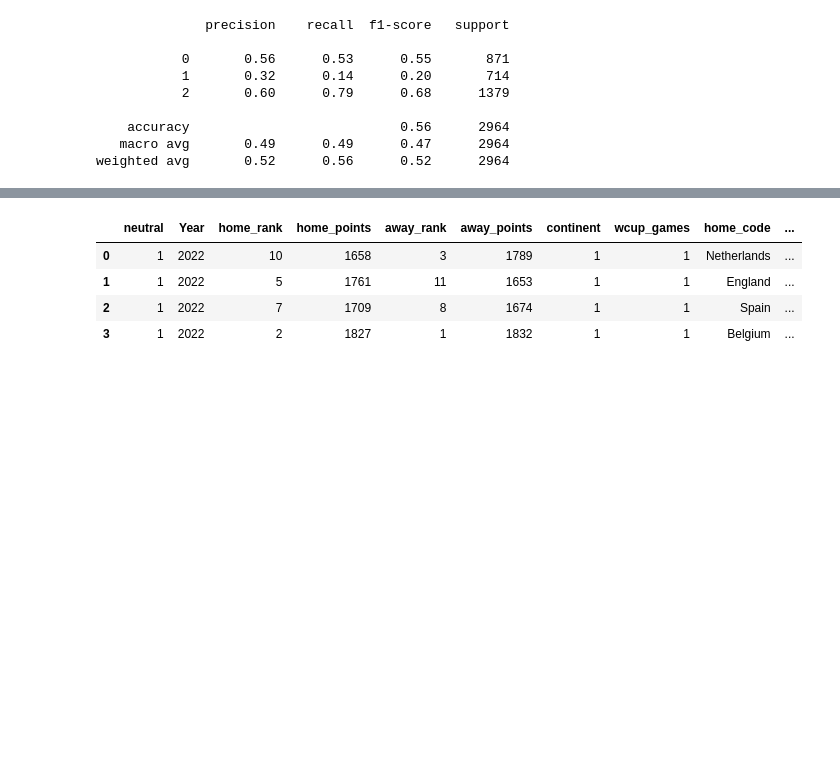
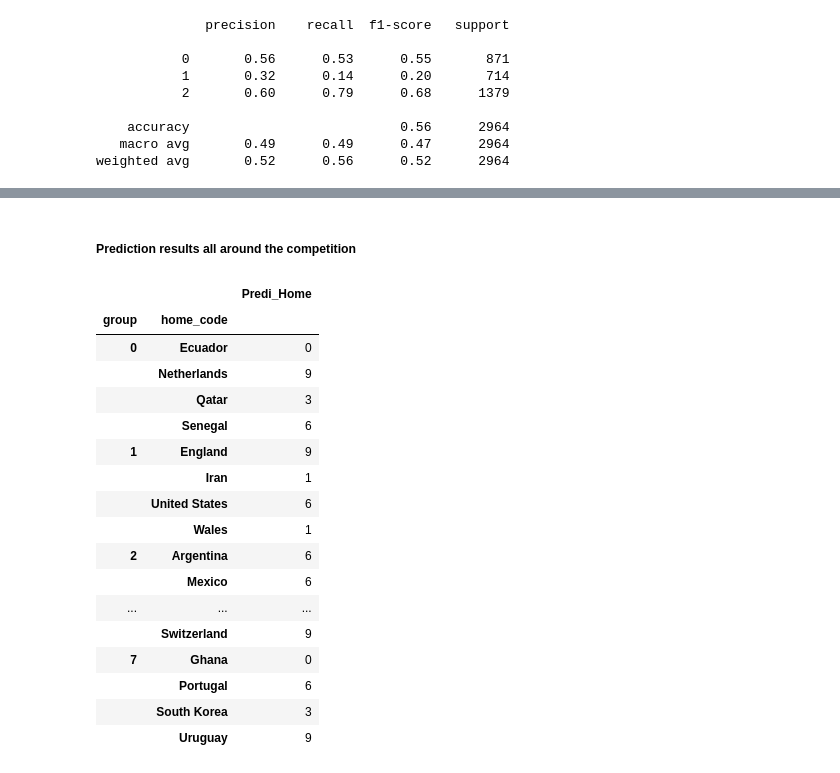
Before and after one commit to Dnbg1982/Practice-Projects, a Jupyter notebook: Notebooks/WorldCup.ipynb, the cells around one changed output, grey strips where cells are left out. Drawn from its saved outputs; the diff is of its cells as text; code cells hidden in the pictures; blank space fills up the shorter version.

```diff
--- a/Notebooks/WorldCup.ipynb
+++ b/Notebooks/WorldCup.ipynb
@@ -377,3 +370,6 @@ wcup_class = wcup_groups.groupby(['group','home_code']).sum().reset_index()
 wcup_class = wcup_class.sort_values(['group','Predi_Home'], ascending =[True, False])
 # %%
 group_class = wcup_class.reset_index(drop=True)
+# %%
+wcup_class['home_code'] = wcup_class['home_code'].astype(int)
+wcup_class['home_code'] = wcup_class['home_code'].map(inv_country)
@@ -469,11 +502,3 @@ wcup_r8
 # %%
 wcup_r8['home_code'] = wcup_r8.home_code.map(inv_country)
 wcup_r8['away_code'] = wcup_r8.away_code.map(inv_country)
-# %%
-wcup_r8
-# %% [output]
-|  | neutral | Year | home_rank | home_points | away_rank | away_points | continent | wcup_games | home_code | ... |
-| 0 | 1 | 2022 | 10 | 1658 | 3 | 1789 | 1 | 1 | Netherlands | ... |
-| 1 | 1 | 2022 | 5 | 1761 | 11 | 1653 | 1 | 1 | England | ... |
-| 2 | 1 | 2022 | 7 | 1709 | 8 | 1674 | 1 | 1 | Spain | ... |
-| 3 | 1 | 2022 | 2 | 1827 | 1 | 1832 | 1 | 1 | Belgium | ... |
@@ -479,0 +511,23 @@ wcup_r8
+# %% [markdown]
+##### Prediction results all around the competition
+# %%
+wcup_class.groupby(['group','home_code']).sum()
+# %% [output]
+|  |  | Predi_Home |
+| group | home_code |  |
+| 0 | Ecuador | 0 |
+|  | Netherlands | 9 |
+|  | Qatar | 3 |
+|  | Senegal | 6 |
+| 1 | England | 9 |
+|  | Iran | 1 |
+|  | United States | 6 |
+|  | Wales | 1 |
+| 2 | Argentina | 6 |
+|  | Mexico | 6 |
+| ... | ... | ... |
+|  | Switzerland | 9 |
+| 7 | Ghana | 0 |
+|  | Portugal | 6 |
+|  | South Korea | 3 |
+|  | Uruguay | 9 |
```
Also changed, not shown: parts of 32 cells of this notebook.
